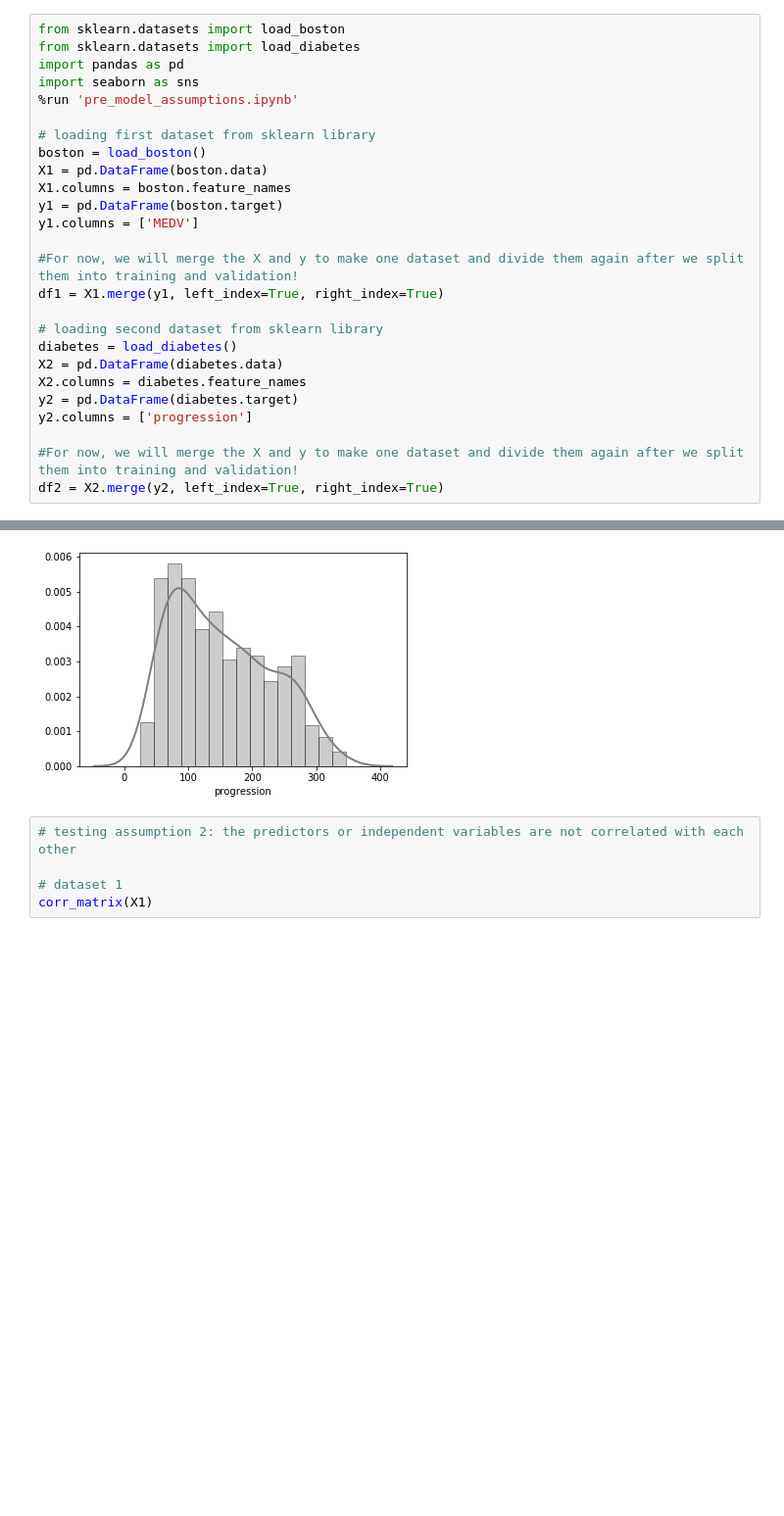
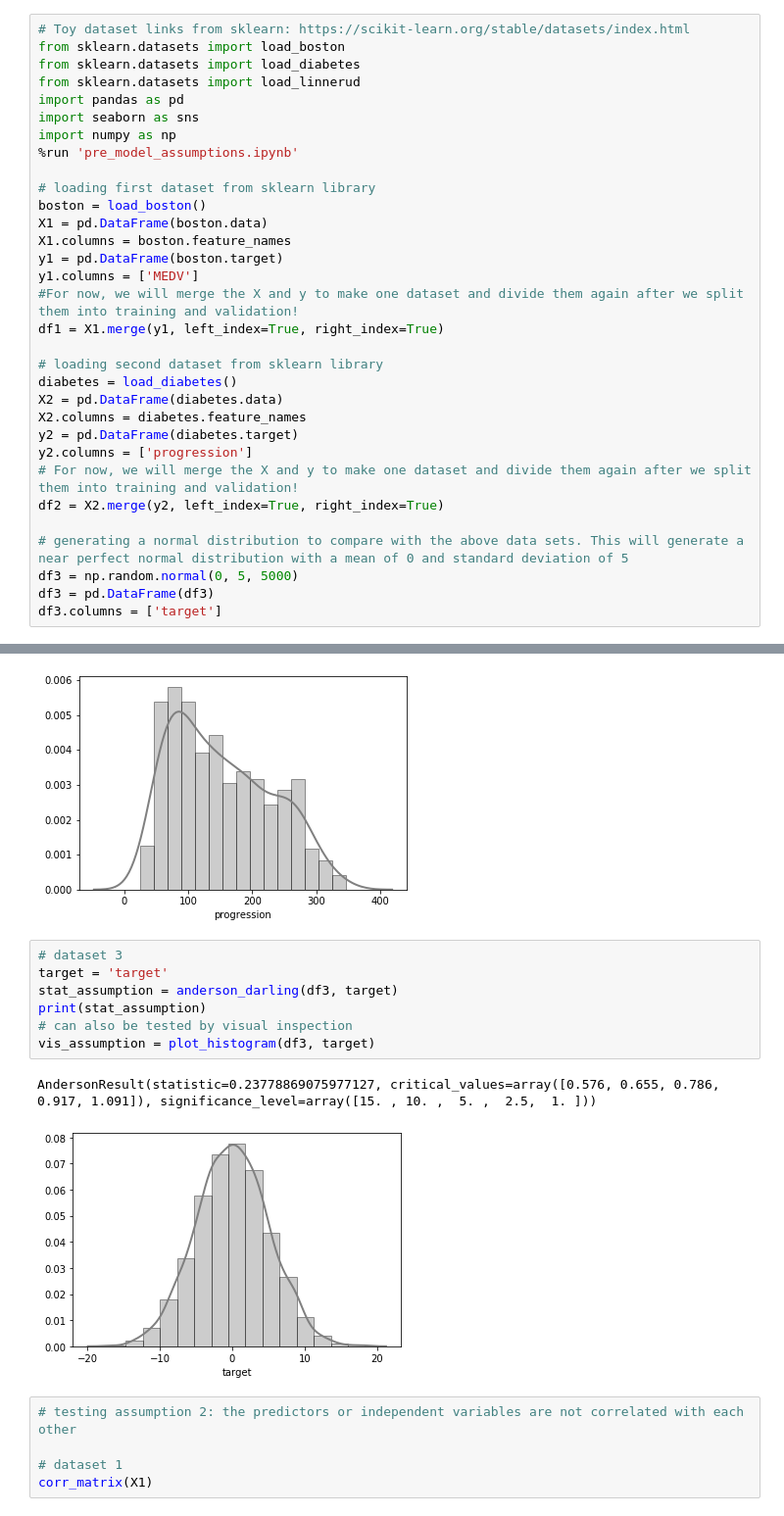
Before and after one commit to data-science-and-stuff/all-about-linear-regression, a Jupyter notebook: main.ipynb, the cells around one changed output, grey strips where cells are left out. Shown at 98% size. Saved outputs shown, nothing was run; the diff lists cells and outputs as text; blank space fills up the shorter version.

Commit message:
added dataset 3 to show near perfect normal distribution

```diff
--- a/main.ipynb
+++ b/main.ipynb
@@ -1,10 +1,13 @@
 # %%
 # !pip install import_ipynb
 # %%
+# Toy dataset links from sklearn: https://scikit-learn.org/stable/datasets/index.html
 from sklearn.datasets import load_boston
 from sklearn.datasets import load_diabetes
+from sklearn.datasets import load_linnerud
 import pandas as pd
 import seaborn as sns
+import numpy as np
 %run 'pre_model_assumptions.ipynb'
 
 # loading first dataset from sklearn library
@@ -13,7 +16,6 @@ X1 = pd.DataFrame(boston.data)
 X1.columns = boston.feature_names
 y1 = pd.DataFrame(boston.target)
 y1.columns = ['MEDV']
-
 #For now, we will merge the X and y to make one dataset and divide them again after we split them into training and validation!
 df1 = X1.merge(y1, left_index=True, right_index=True)
 
@@ -23,9 +25,13 @@ X2 = pd.DataFrame(diabetes.data)
 X2.columns = diabetes.feature_names
 y2 = pd.DataFrame(diabetes.target)
 y2.columns = ['progression']
+# For now, we will merge the X and y to make one dataset and divide them again after we split them into training and validation!
+df2 = X2.merge(y2, left_index=True, right_index=True)
 
-#For now, we will merge the X and y to make one dataset and divide them again after we split them into training and validation!
-df2 = X2.merge(y2, left_index=True, right_index=True)
+# generating a normal distribution to compare with the above data sets. This will generate a near perfect normal distribution with a mean of 0 and standard deviation of 5
+df3 = np.random.normal(0, 5, 5000)
+df3 = pd.DataFrame(df3)
+df3.columns = ['target']
 # %%
 # testing assumption 1: target is normally distributed
 
@@ -48,6 +54,16 @@ vis_assumption = plot_histogram(df2, target)
 # %% [output]
 AndersonResult(statistic=6.83749552899053, critical_values=array([0.571, 0.65 , 0.78 , 0.91 , 1.082]), significance_level=array([15. , 10. ,  5. ,  2.5,  1. ]))
 [figure]
+# %%
+# dataset 3
+target = 'target'
+stat_assumption = anderson_darling(df3, target)
+print(stat_assumption)
+# can also be tested by visual inspection
+vis_assumption = plot_histogram(df3, target)
+# %% [output]
+AndersonResult(statistic=0.23778869075977127, critical_values=array([0.576, 0.655, 0.786, 0.917, 1.091]), significance_level=array([15. , 10. ,  5. ,  2.5,  1. ]))
+[figure, added]
 # %%
 # testing assumption 2: the predictors or independent variables are not correlated with each other
 
```
